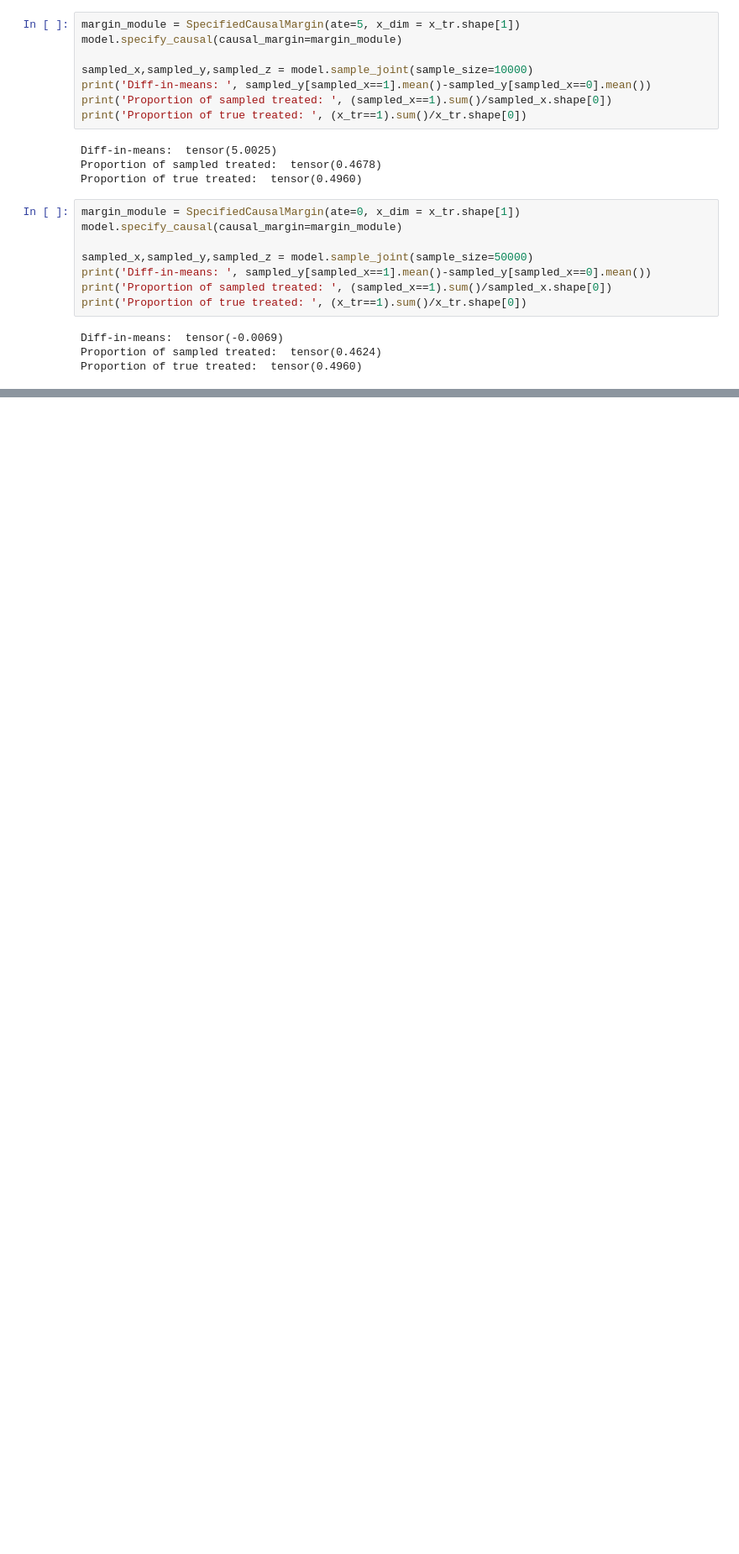
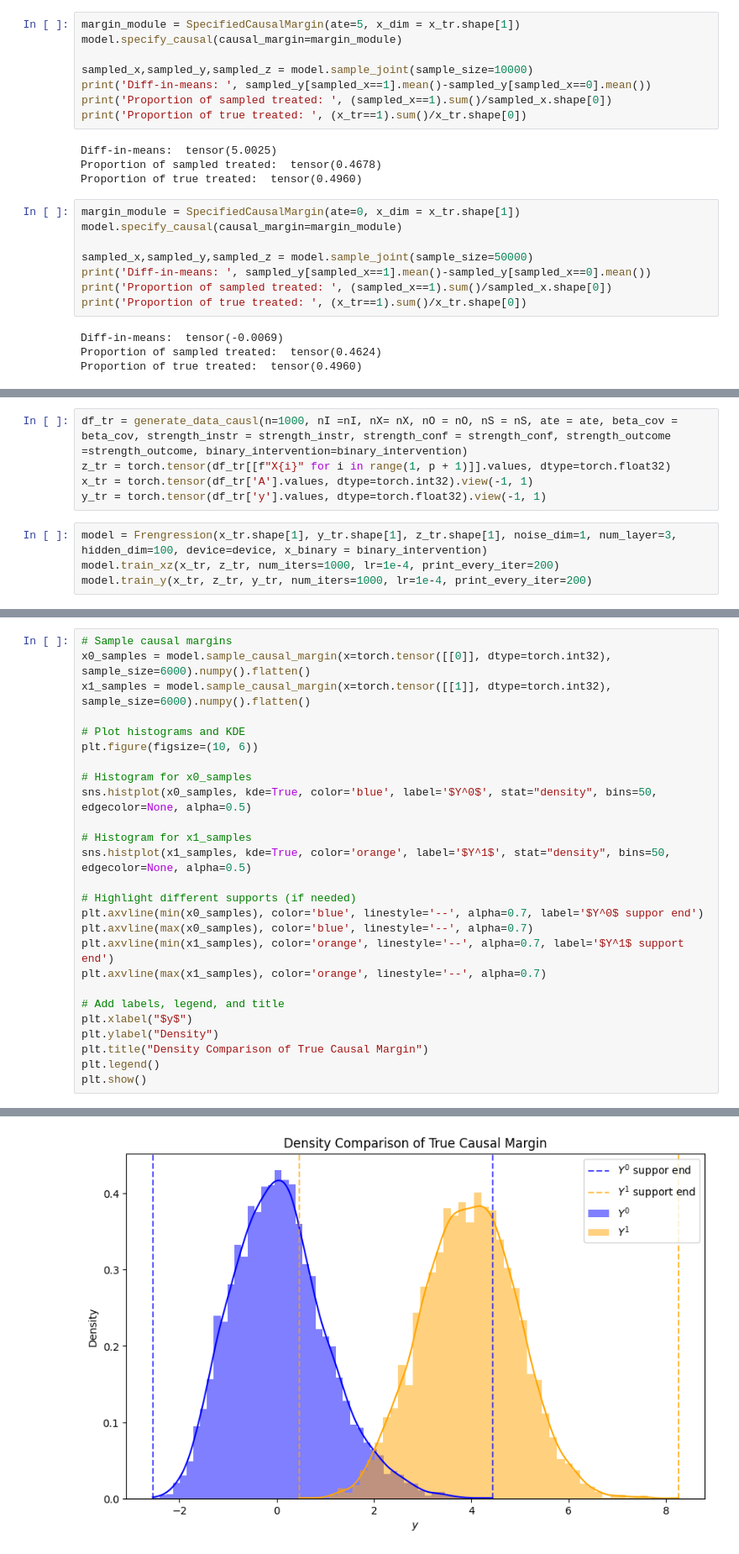
Before and after one commit to xwshen51/frengression, a Jupyter notebook: simulation_novo.ipynb, the cells around one changed output, grey strips where cells are left out. Shown at 84% size. Cells and saved outputs as stored; diff of their text form; blank space fills up the shorter version.

```diff
--- a/simulation_novo.ipynb
+++ b/simulation_novo.ipynb
@@ -152,0 +167,9 @@ Proportion of true treated:  tensor(0.4960)
+# %%
+df_tr = generate_data_causl(n=1000, nI =nI, nX= nX, nO = nO, nS = nS, ate = ate, beta_cov = beta_cov, strength_instr = strength_instr, strength_conf = strength_conf, strength_outcome =strength_outcome, binary_intervention=binary_intervention)
+z_tr = torch.tensor(df_tr[[f"X{i}" for i in range(1, p + 1)]].values, dtype=torch.float32)
+x_tr = torch.tensor(df_tr['A'].values, dtype=torch.int32).view(-1, 1)
+y_tr = torch.tensor(df_tr['y'].values, dtype=torch.float32).view(-1, 1)
+# %%
+model = Frengression(x_tr.shape[1], y_tr.shape[1], z_tr.shape[1], noise_dim=1, num_layer=3, hidden_dim=100, device=device, x_binary = binary_intervention)
+model.train_xz(x_tr, z_tr, num_iters=1000, lr=1e-4, print_every_iter=200)
+model.train_y(x_tr, z_tr, y_tr, num_iters=1000, lr=1e-4, print_every_iter=200)
@@ -152,0 +189,27 @@ Proportion of true treated:  tensor(0.4960)
+# %%
+# Sample causal margins
+x0_samples = model.sample_causal_margin(x=torch.tensor([[0]], dtype=torch.int32), sample_size=6000).numpy().flatten()
+x1_samples = model.sample_causal_margin(x=torch.tensor([[1]], dtype=torch.int32), sample_size=6000).numpy().flatten()
+
+# Plot histograms and KDE
+plt.figure(figsize=(10, 6))
+
+# Histogram for x0_samples
+sns.histplot(x0_samples, kde=True, color='blue', label='$Y^0$', stat="density", bins=50, edgecolor=None, alpha=0.5)
+
+# Histogram for x1_samples
+sns.histplot(x1_samples, kde=True, color='orange', label='$Y^1$', stat="density", bins=50, edgecolor=None, alpha=0.5)
+
+# Highlight different supports (if needed)
+plt.axvline(min(x0_samples), color='blue', linestyle='--', alpha=0.7, label='$Y^0$ suppor end')
+plt.axvline(max(x0_samples), color='blue', linestyle='--', alpha=0.7)
+plt.axvline(min(x1_samples), color='orange', linestyle='--', alpha=0.7, label='$Y^1$ support end')
+plt.axvline(max(x1_samples), color='orange', linestyle='--', alpha=0.7)
+
+# Add labels, legend, and title
+plt.xlabel("$y$")
+plt.ylabel("Density")
+plt.title("Density Comparison of True Causal Margin")
+plt.legend()
+plt.show()
+# %% [output]
@@ -152,0 +218 @@ Proportion of true treated:  tensor(0.4960)
+[figure, added]
```
Also changed, not shown: parts of 8 cells of this notebook.
